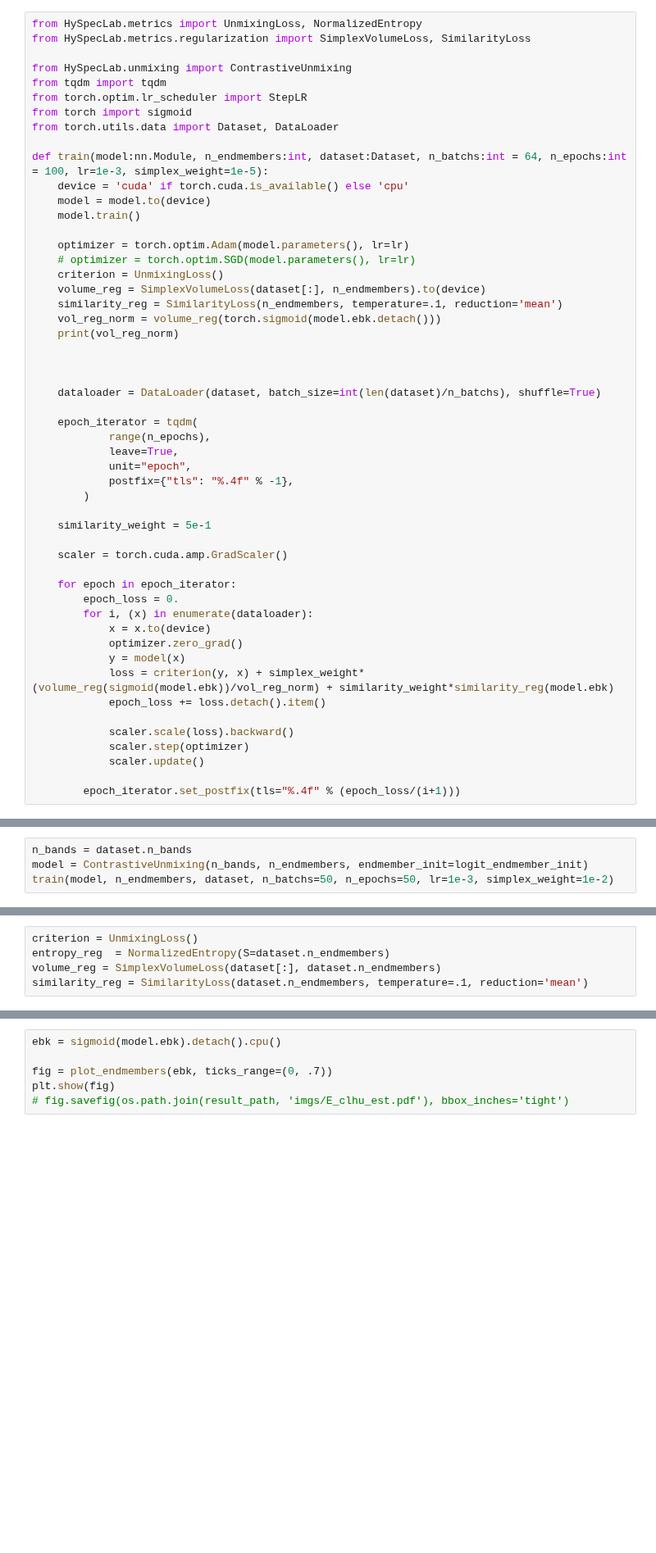
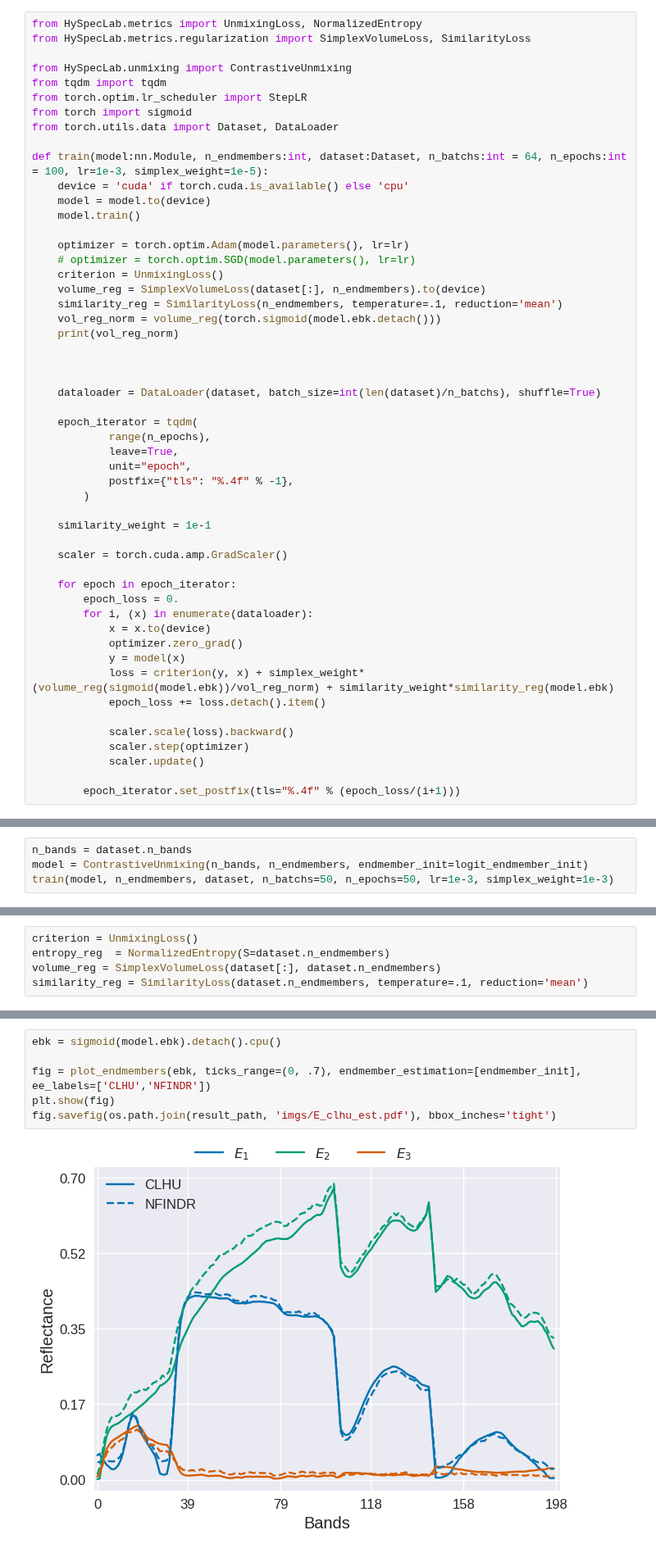
Before and after one commit to SolidusAbi/CLHU, a Jupyter notebook: notebooks/syntheticData.ipynb, the cells around one changed output, grey strips where cells are left out. Shown at 82% size. Saved outputs shown, nothing was run; the diff lists cells and outputs as text; blank space fills up the shorter version.

Commit message:
Update utils:plot_endmembers()

```diff
--- a/notebooks/syntheticData.ipynb
+++ b/notebooks/syntheticData.ipynb
@@ -47,7 +47,7 @@ def train(model:nn.Module, n_endmembers:int, dataset:Dataset, n_batchs:int = 64,
             postfix={"tls": "%.4f" % -1},
         )
 
-    similarity_weight = 5e-1
+    similarity_weight = 1e-1
 
     scaler = torch.cuda.amp.GradScaler()
 
@@ -167,7 +167,7 @@ plt.show(fig)
 # %%
 n_bands = dataset.n_bands
 model = ContrastiveUnmixing(n_bands, n_endmembers, endmember_init=logit_endmember_init)
-train(model, n_endmembers, dataset, n_batchs=50, n_epochs=50, lr=1e-3, simplex_weight=1e-2)
+train(model, n_endmembers, dataset, n_batchs=50, n_epochs=50, lr=1e-3, simplex_weight=1e-3)
 # %% [markdown]
 ## save model
 # %%
@@ -204,9 +220,11 @@ print(rmse_result)
 # %%
 ebk = sigmoid(model.ebk).detach().cpu()
 
-fig = plot_endmembers(ebk, ticks_range=(0, .7))
+fig = plot_endmembers(ebk, ticks_range=(0, .7), endmember_estimation=[endmember_init], ee_labels=['CLHU','NFINDR'])
 plt.show(fig)
-# fig.savefig(os.path.join(result_path, 'imgs/E_clhu_est.pdf'), bbox_inches='tight')
+fig.savefig(os.path.join(result_path, 'imgs/E_clhu_est.pdf'), bbox_inches='tight')
+# %% [output]
+[figure, added]
 # %%
 from torch.nn.functional import softmax
 from utils import show_abundance
```
Also changed, not shown: parts of 18 cells of this notebook, 1 other file.
